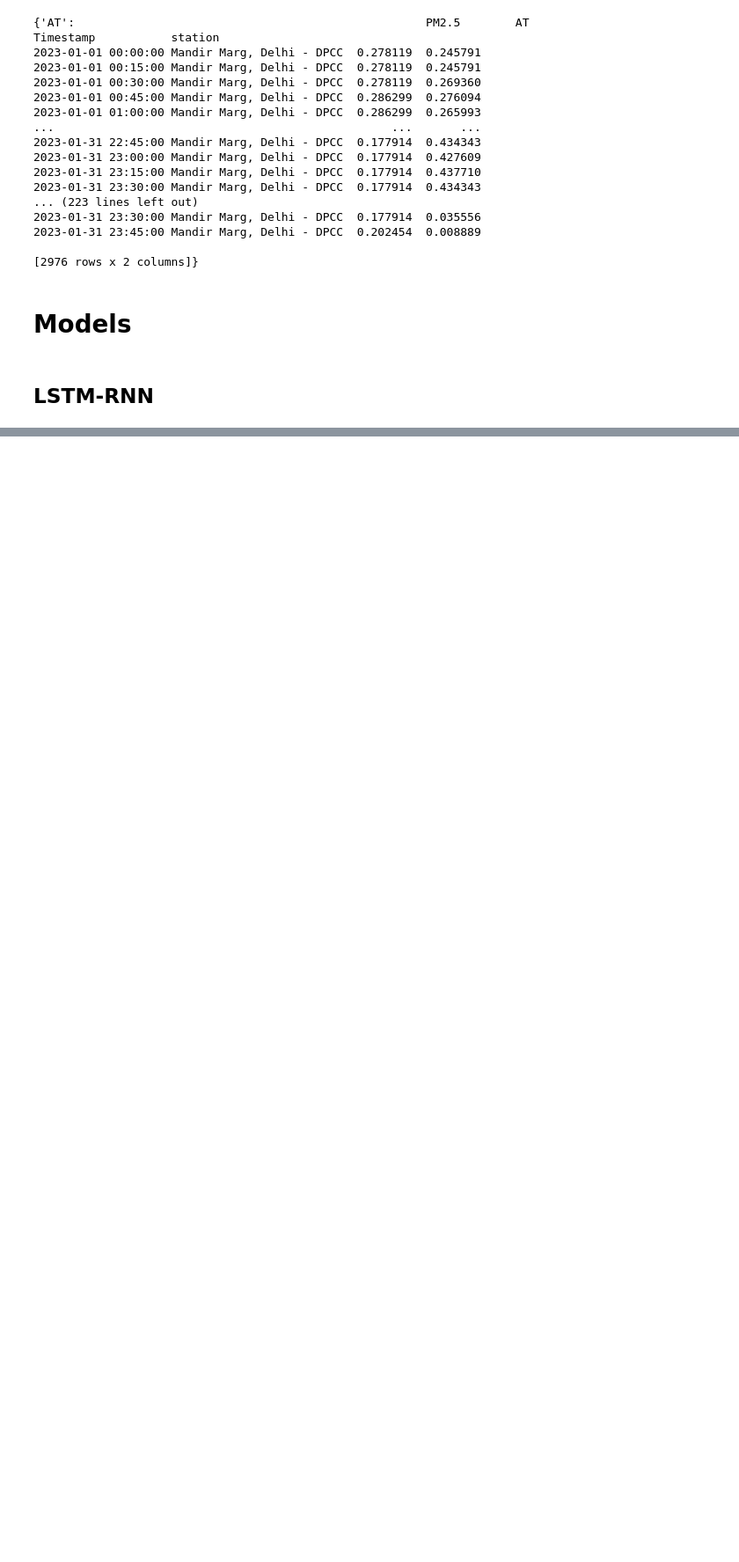
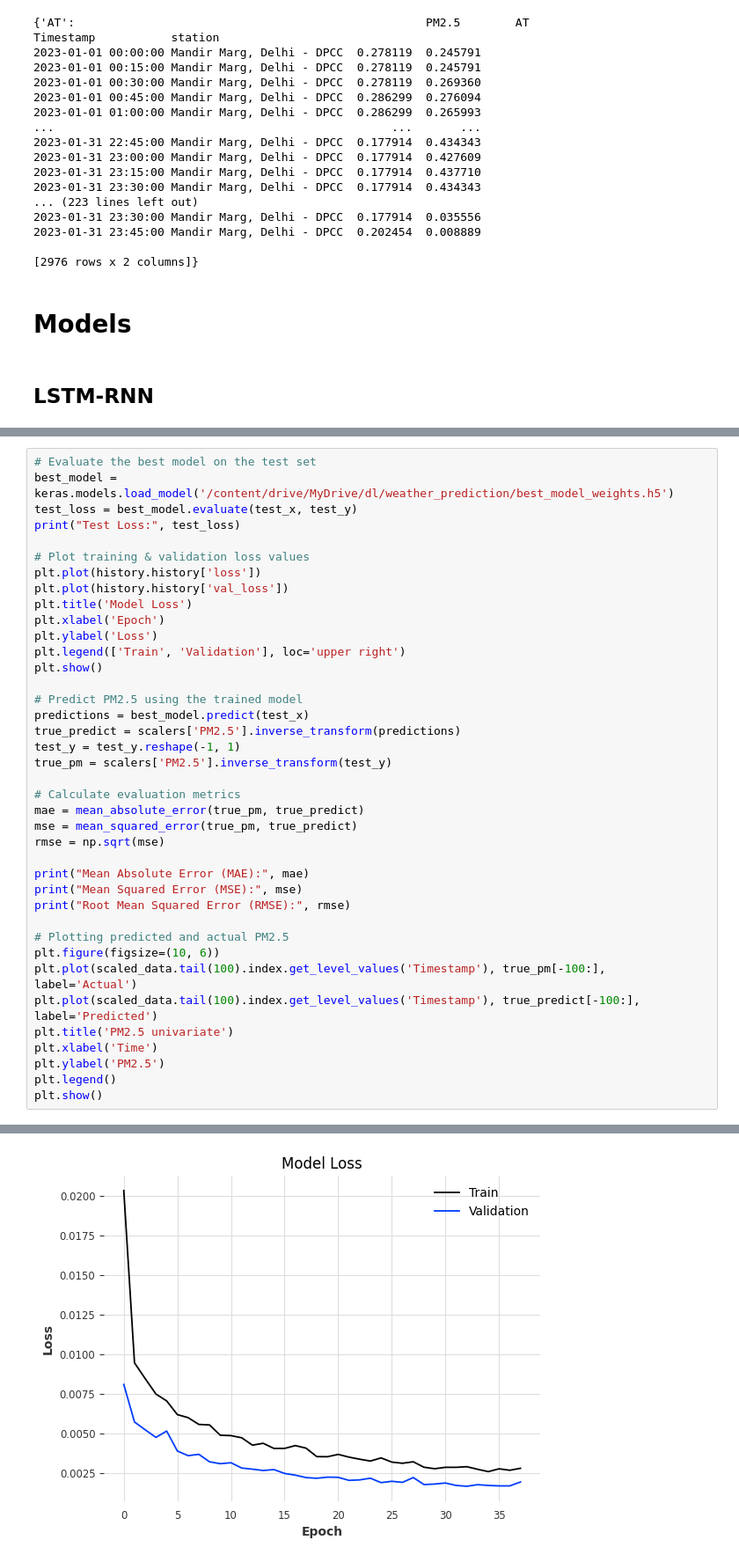
Before and after one commit to AmiBuch/exp-forecasting-methods-personal, a Jupyter notebook: scripts/iitd_report_multivariate.ipynb, the cells around one changed output, grey strips where cells are left out. Shown at 88% size. Drawn from its saved outputs; the diff is of its cells as text; blank space fills up the shorter version.

```diff
--- a/scripts/iitd_report_multivariate.ipynb
+++ b/scripts/iitd_report_multivariate.ipynb
@@ -373,0 +286,40 @@ Test Loss: 0.0018930459627881646
+# %%
+# Evaluate the best model on the test set
+best_model = keras.models.load_model('/content/drive/MyDrive/dl/weather_prediction/best_model_weights.h5')
+test_loss = best_model.evaluate(test_x, test_y)
+print("Test Loss:", test_loss)
+
+# Plot training & validation loss values
+plt.plot(history.history['loss'])
+plt.plot(history.history['val_loss'])
+plt.title('Model Loss')
+plt.xlabel('Epoch')
+plt.ylabel('Loss')
+plt.legend(['Train', 'Validation'], loc='upper right')
+plt.show()
+
+# Predict PM2.5 using the trained model
+predictions = best_model.predict(test_x)
+true_predict = scalers['PM2.5'].inverse_transform(predictions)
+test_y = test_y.reshape(-1, 1)
+true_pm = scalers['PM2.5'].inverse_transform(test_y)
+
+# Calculate evaluation metrics
+mae = mean_absolute_error(true_pm, true_predict)
+mse = mean_squared_error(true_pm, true_predict)
+rmse = np.sqrt(mse)
+
+print("Mean Absolute Error (MAE):", mae)
+print("Mean Squared Error (MSE):", mse)
+print("Root Mean Squared Error (RMSE):", rmse)
+
+# Plotting predicted and actual PM2.5
+plt.figure(figsize=(10, 6))
+plt.plot(scaled_data.tail(100).index.get_level_values('Timestamp'), true_pm[-100:], label='Actual')
+plt.plot(scaled_data.tail(100).index.get_level_values('Timestamp'), true_predict[-100:], label='Predicted')
+plt.title('PM2.5 univariate')
+plt.xlabel('Time')
+plt.ylabel('PM2.5')
+plt.legend()
+plt.show()
+# %% [output]
@@ -373,0 +328 @@ Test Loss: 0.0018930459627881646
+[figure, added]
```
Also changed, not shown: parts of 5 cells of this notebook.
